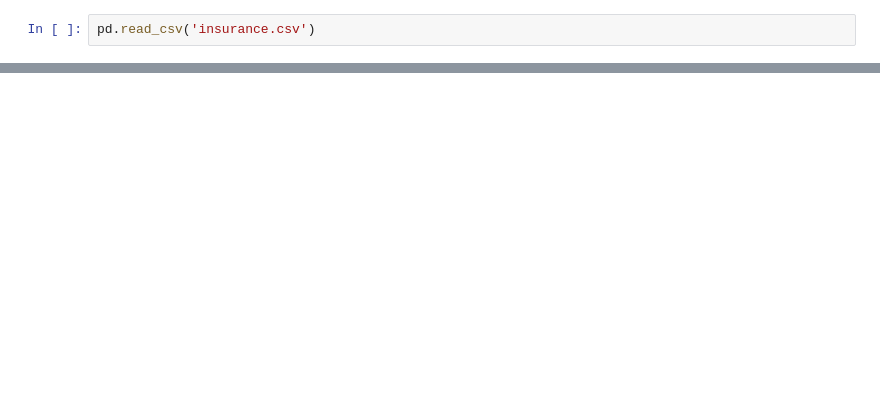
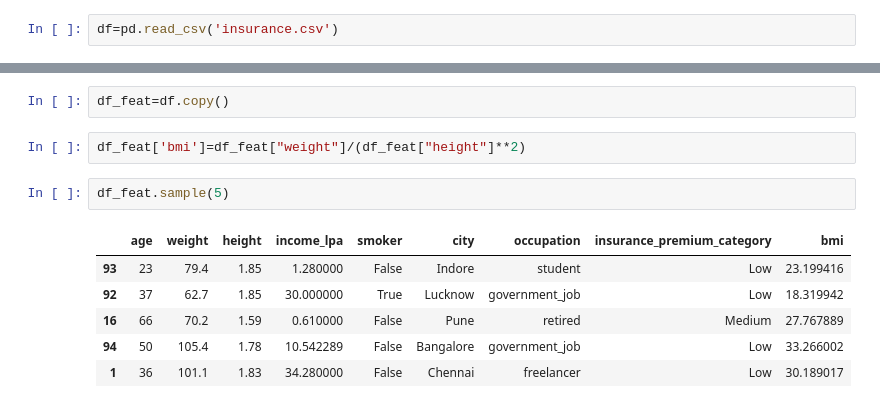
Before and after one commit to ranazain9/fast-api-, a Jupyter notebook: model serving/fastapi_ml.ipynb, the cells around one changed output, grey strips where cells are left out. Saved outputs shown, nothing was run; the diff lists cells and outputs as text; blank space fills up the shorter version.

```diff
--- a/model serving/fastapi_ml.ipynb
+++ b/model serving/fastapi_ml.ipynb
@@ -8,2 +11,2 @@ from sklearn.pipeline import Pipeline
 # %%
-pd.read_csv('insurance.csv')
+df=pd.read_csv('insurance.csv')
@@ -23,0 +22,13 @@ pd.read_csv('insurance.csv')
+# %%
+df_feat=df.copy()
+# %%
+df_feat['bmi']=df_feat["weight"]/(df_feat["height"]**2)
+# %%
+df_feat.sample(5)
+# %% [output]
+|  | age | weight | height | income_lpa | smoker | city | occupation | insurance_premium_category | bmi |
+| 93 | 23 | 79.4 | 1.85 | 1.280000 | False | Indore | student | Low | 23.199416 |
+| 92 | 37 | 62.7 | 1.85 | 30.000000 | True | Lucknow | government_job | Low | 18.319942 |
+| 16 | 66 | 70.2 | 1.59 | 0.610000 | False | Pune | retired | Medium | 27.767889 |
+| 94 | 50 | 105.4 | 1.78 | 10.542289 | False | Bangalore | government_job | Low | 33.266002 |
+| 1 | 36 | 101.1 | 1.83 | 34.280000 | False | Chennai | freelancer | Low | 30.189017 |
```
Also changed, not shown: parts of 24 cells of this notebook, 4 other files.
